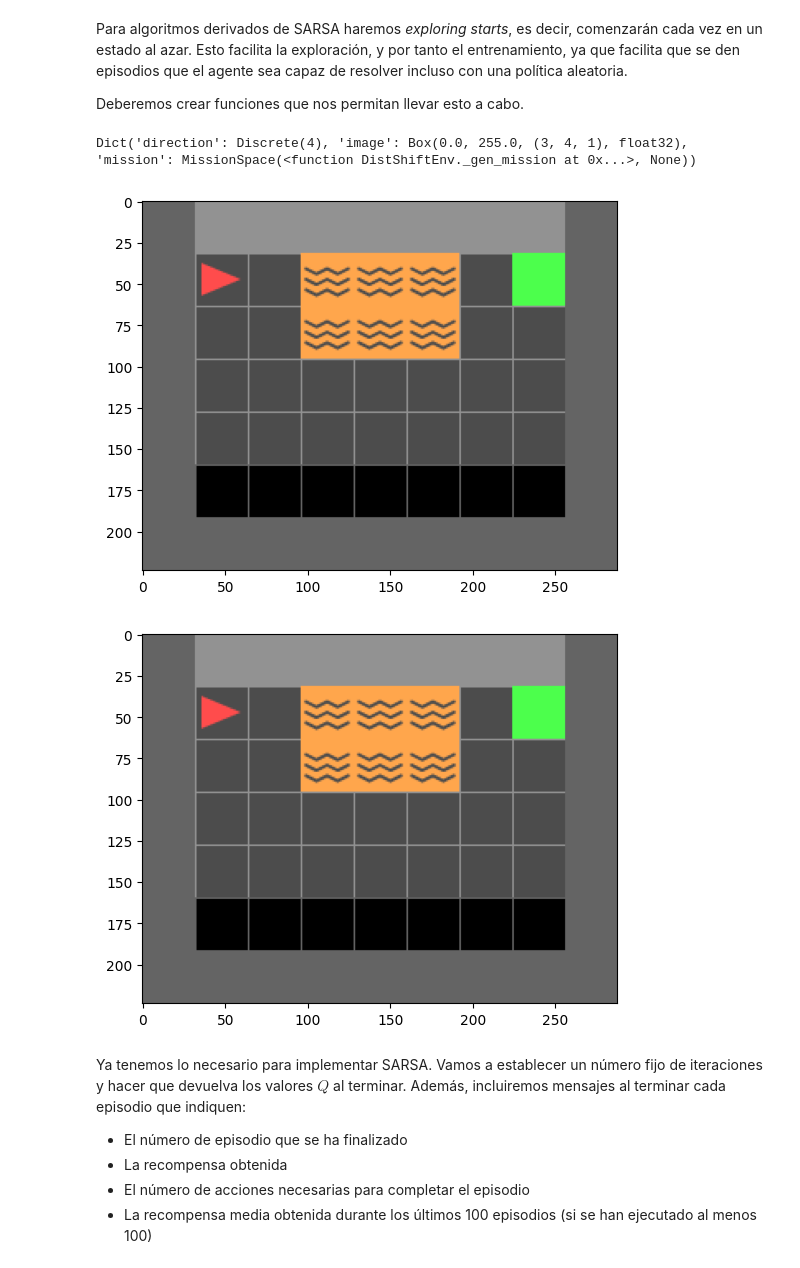
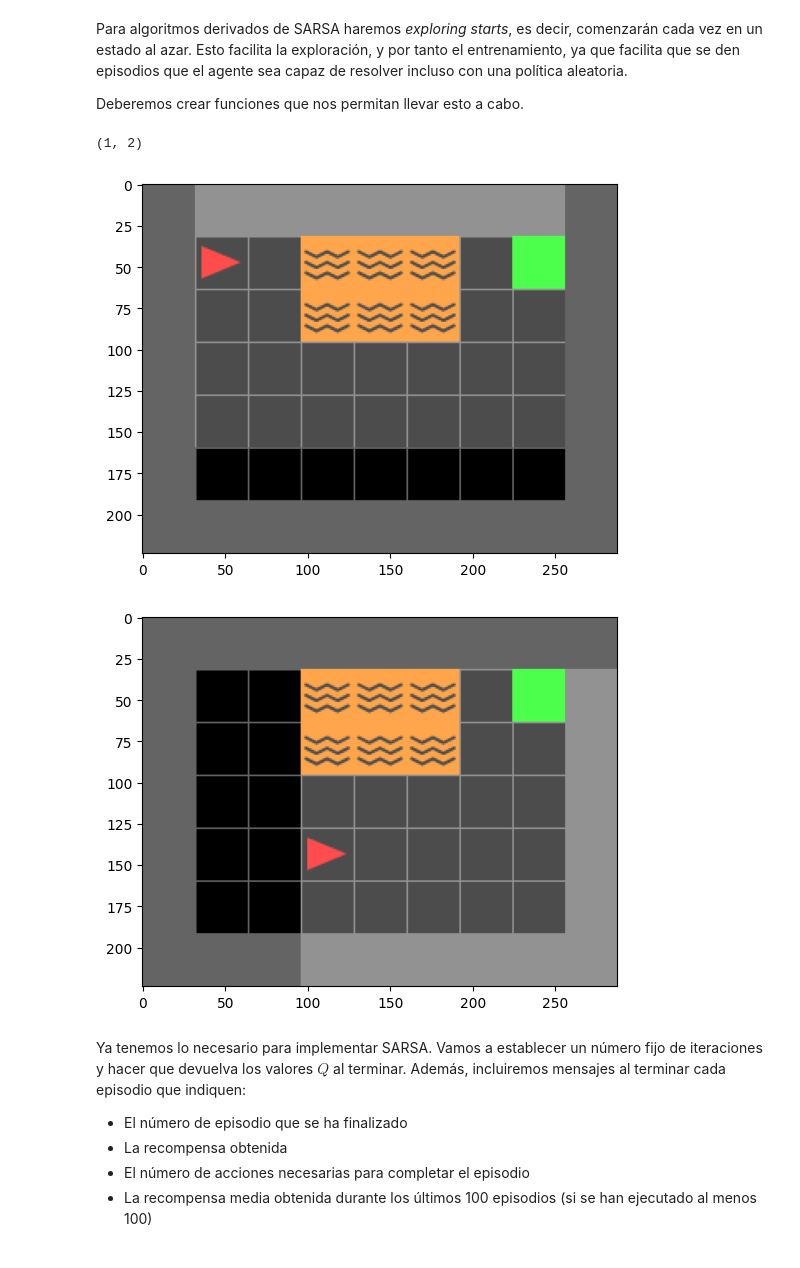
Before and after one commit to adriantinaquero/MAAAII_y_FPLN, a Jupyter notebook: MAAA II/PRÁCTICA 3/tutorial Diferencias Temporales.ipynb, the cells around one changed output. Saved outputs shown, nothing was run; the diff lists cells and outputs as text; code cells hidden in the pictures.

```diff
--- a/MAAA II/PRÁCTICA 3/tutorial Diferencias Temporales.ipynb
+++ b/MAAA II/PRÁCTICA 3/tutorial Diferencias Temporales.ipynb
@@ -130,24 +126,22 @@ Deberemos crear funciones que nos permitan llevar esto a cabo.
 # %%
 # TODO - Escribe una función que genere la codificación para un estado válido al azar. Devolverá una lista con tres valores que indiquen columna, fila y orientación
 def get_estado_aleatorio() -> Estado:
     return Estado(np.random.randint(0, NUM_COLUMNAS - 1), np.random.randint(0, NUM_FILAS - 1), np.random.randint(0, 3))
-print(env.get_wrapper_attr("observation_space"))
+print(env.unwrapped.agent_pos)
 # TODO - Escribe una función que establezca el entorno para que coincida con lo indicado por un estado dado
 def set_estado(env:gym.Env, estado: Estado):
-    estado_anterior = env.get_wrapper_attr("observation_space")
-    # estado_anterior["direction"] = estado.dir + 1
-    estado_anterior["image"] = gym.spaces.box.Box(0, 255, (estado.x + 1, estado.y + 1, estado.dir + 1))
-    env.observation_space = estado_anterior
+    env.unwrapped.agent_pos = (estado.x + 1, estado.y + 1)
+    env.unwrapped.agent_dir = estado.dir
 
 # COMPROBACIÓN
 env.reset()
 muestra_entorno(env) # Debe mostrar al agente en la casilla 0,0
 set_estado(env, Estado(x=2, y=3, dir=0))
 muestra_entorno(env) # Debe mostrar al agente en la casilla 2,3
 # %% [output]
-Dict('direction': Discrete(4), 'image': Box(0.0, 255.0, (3, 4, 1), float32), 'mission': MissionSpace(<function DistShiftEnv._gen_mission at 0x...>, None))
+(1, 2)
 [figure]
-[figure, old version]
+[figure, new version]
 # %% [markdown]
 Ya tenemos lo necesario para implementar SARSA. Vamos a establecer un número fijo de iteraciones y hacer que devuelva los valores $Q$ al terminar. Además, incluiremos mensajes al terminar cada episodio que indiquen:
  - El número de episodio que se ha finalizado
```
Also changed, not shown: parts of 4 cells of this notebook, 3 other files.
